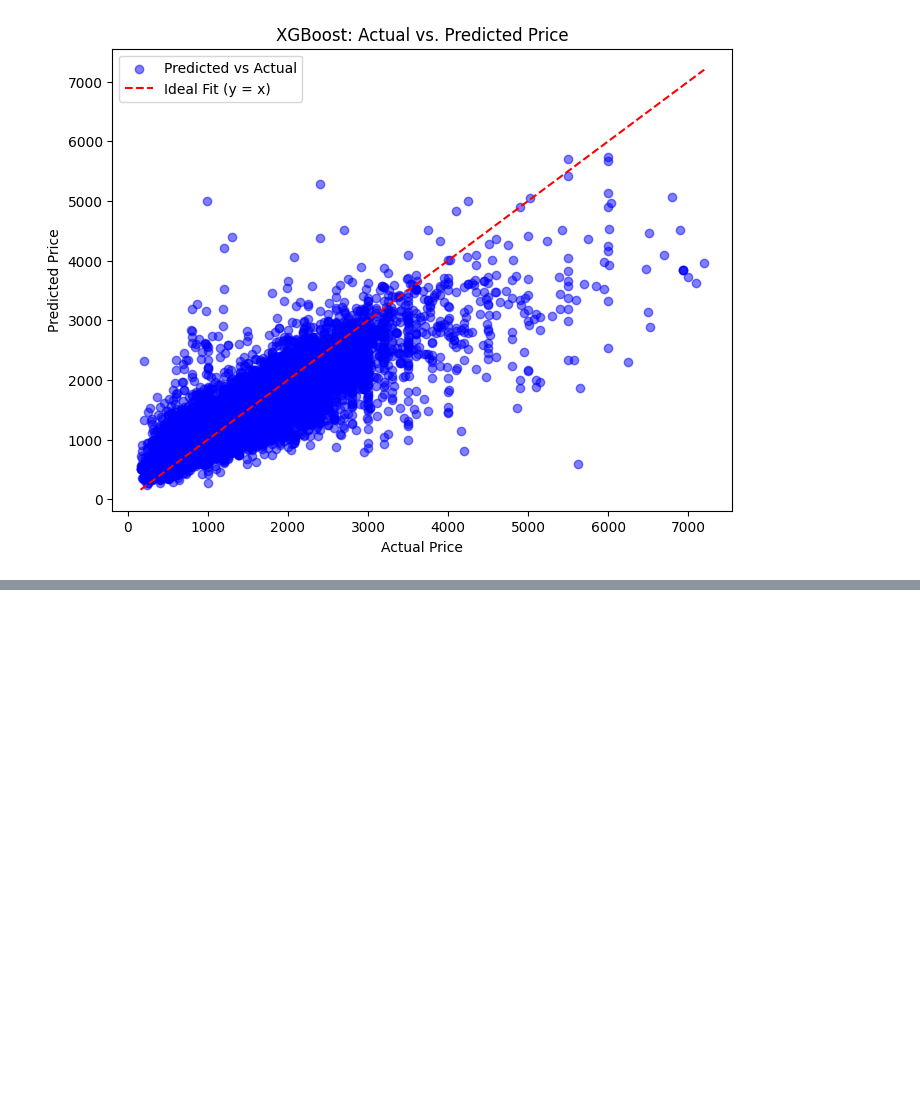
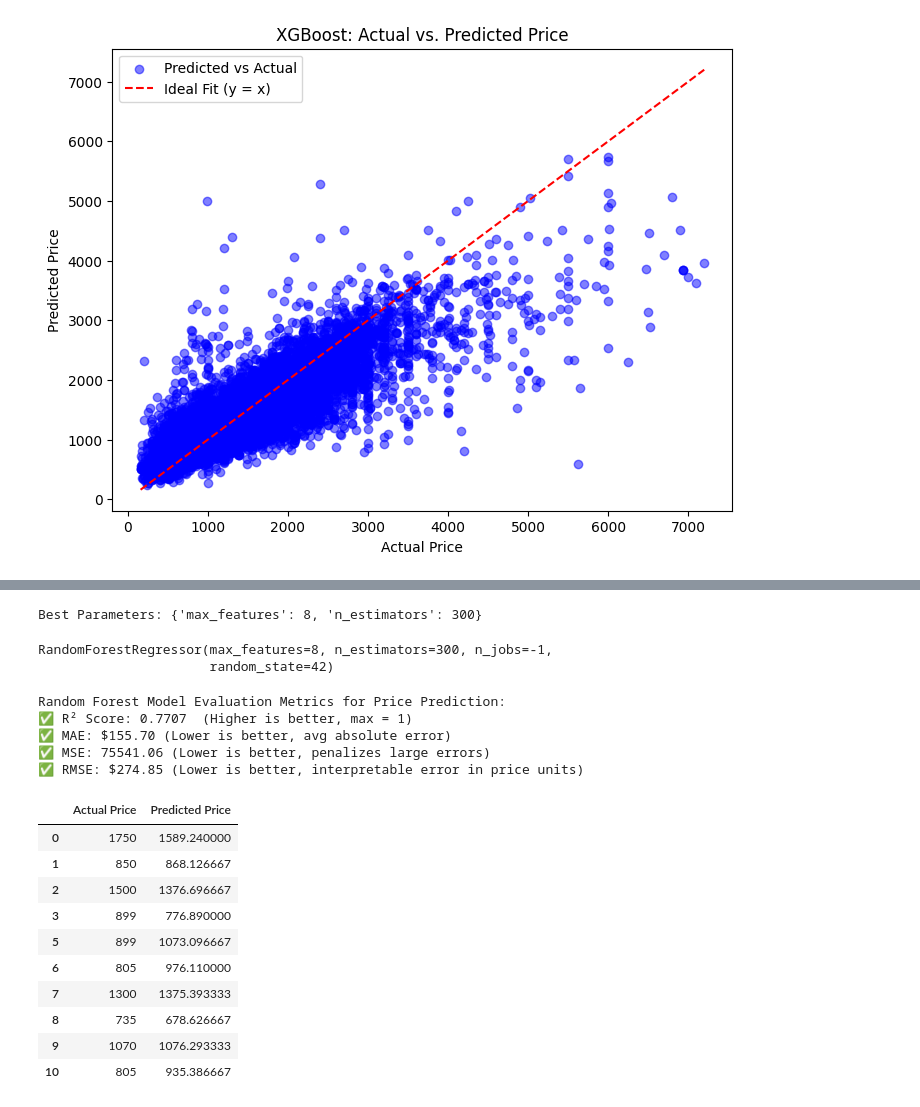
Before and after one commit to ArshdeepSingh98/HousePricePrediction, a Jupyter notebook: Submission_Arshdeep.ipynb, the cells around one changed output, grey strips where cells are left out. Cells and saved outputs as stored; diff of their text form; code cells hidden in the pictures; blank space fills up the shorter version.

```diff
--- a/Submission_Arshdeep.ipynb
+++ b/Submission_Arshdeep.ipynb
@@ -1618,0 +1660,11 @@ plt.show()
+# %%
+best_params = grid_search.best_params_
+print(f"Best Parameters: {best_params}")
+# %% [output]
+Best Parameters: {'max_features': 8, 'n_estimators': 300}
+# %%
+best_model = RandomForestRegressor(**best_params, random_state=42, n_jobs=-1)
+best_model.fit(X_train, y_train)
+# %% [output]
+RandomForestRegressor(max_features=8, n_estimators=300, n_jobs=-1,
+                      random_state=42)
@@ -1618,0 +1673,34 @@ plt.show()
+# %%
+# Calculate evaluation metrics
+r2 = r2_score(y_test, y_pred)
+mae = mean_absolute_error(y_test, y_pred)
+mse = mean_squared_error(y_test, y_pred)
+rmse = np.sqrt(mse)
+
+# Print results
+print(f"Random Forest Model Evaluation Metrics for Price Prediction:")
+print(f"✅ R² Score: {r2:.4f}  (Higher is better, max = 1)")
+print(f"✅ MAE: ${mae:.2f} (Lower is better, avg absolute error)")
+print(f"✅ MSE: {mse:.2f} (Lower is better, penalizes large errors)")
+print(f"✅ RMSE: ${rmse:.2f} (Lower is better, interpretable error in price units)")
+# %% [output]
+Random Forest Model Evaluation Metrics for Price Prediction:
+✅ R² Score: 0.7707  (Higher is better, max = 1)
+✅ MAE: $155.70 (Lower is better, avg absolute error)
+✅ MSE: 75541.06 (Lower is better, penalizes large errors)
+✅ RMSE: $274.85 (Lower is better, interpretable error in price units)
+# %%
+predictions_df = pd.DataFrame({"Actual Price": y_test, "Predicted Price": y_pred})
+predictions_df.head(10)
+# %% [output]
+|  | Actual Price | Predicted Price |
+| 0 | 1750 | 1589.240000 |
+| 1 | 850 | 868.126667 |
+| 2 | 1500 | 1376.696667 |
+| 3 | 899 | 776.890000 |
+| 5 | 899 | 1073.096667 |
+| 6 | 805 | 976.110000 |
+| 7 | 1300 | 1375.393333 |
+| 8 | 735 | 678.626667 |
+| 9 | 1070 | 1076.293333 |
+| 10 | 805 | 935.386667 |
```
Also changed, not shown: parts of 10 cells of this notebook, 1 other file.
